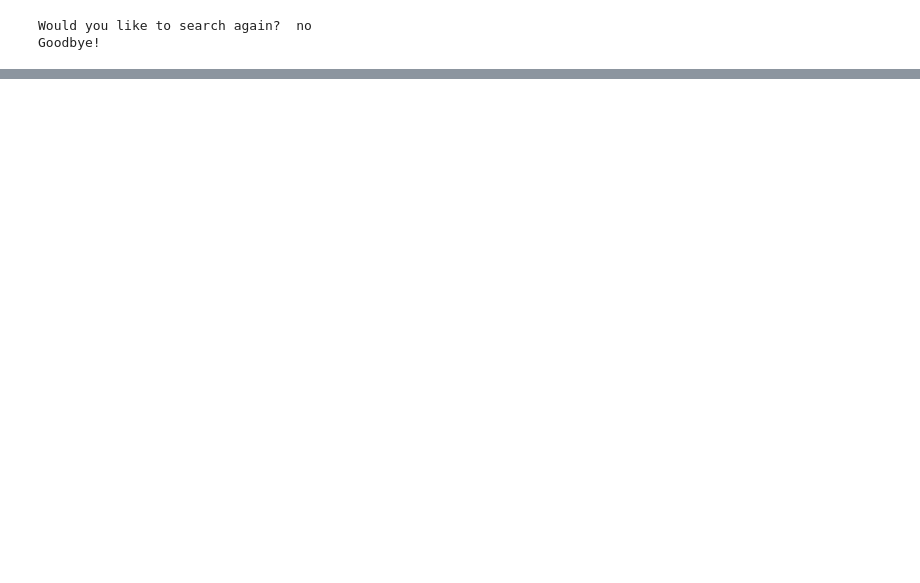
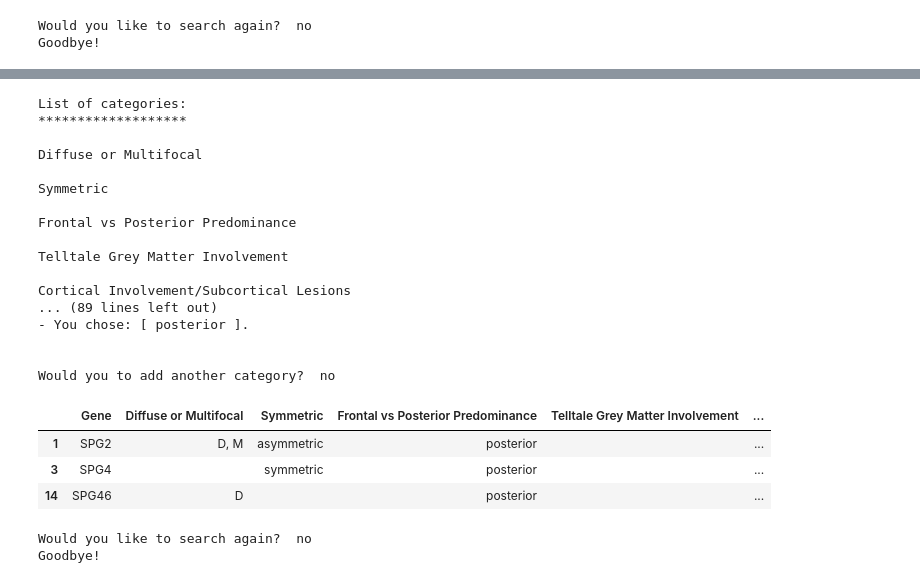
Before and after one commit to aley-1998/Imaging-based-diagnostic-algorithm-for-HSP-s-with-associated-white-matter-abnormalities., a Jupyter notebook: hsp.ipynb, the cells around one changed output, grey strips where cells are left out. Drawn from its saved outputs; the diff is of its cells as text; code cells hidden in the pictures; blank space fills up the shorter version.

```diff
--- a/hsp.ipynb
+++ b/hsp.ipynb
@@ -788,0 +846,26 @@ Goodbye!
+# %%
+main()
+# %% [output]
+List of categories:
+*******************
+
+Diffuse or Multifocal
+
+Symmetric
+
+Frontal vs Posterior Predominance
+
+Telltale Grey Matter Involvement
+
+Cortical Involvement/Subcortical Lesions
+... (89 lines left out)
+- You chose: [ posterior ].
+
+
+Would you to add another category?  no
+|  | Gene | Diffuse or Multifocal | Symmetric | Frontal vs Posterior Predominance | Telltale Grey Matter Involvement | ... |
+| 1 | SPG2 | D, M | asymmetric | posterior |  | ... |
+| 3 | SPG4 |  | symmetric | posterior |  | ... |
+| 14 | SPG46 | D |  | posterior |  | ... |
+Would you like to search again?  no
+Goodbye!
```
Also changed, not shown: parts of 44 cells of this notebook.
